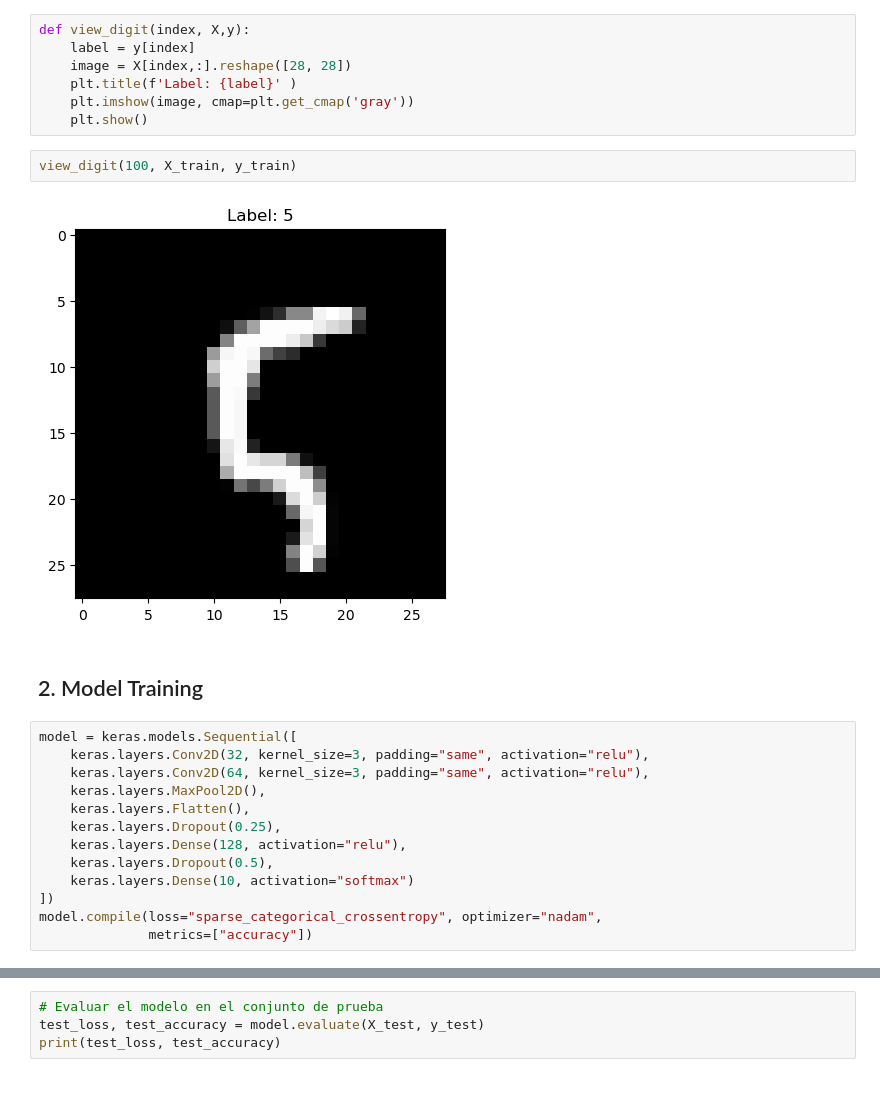
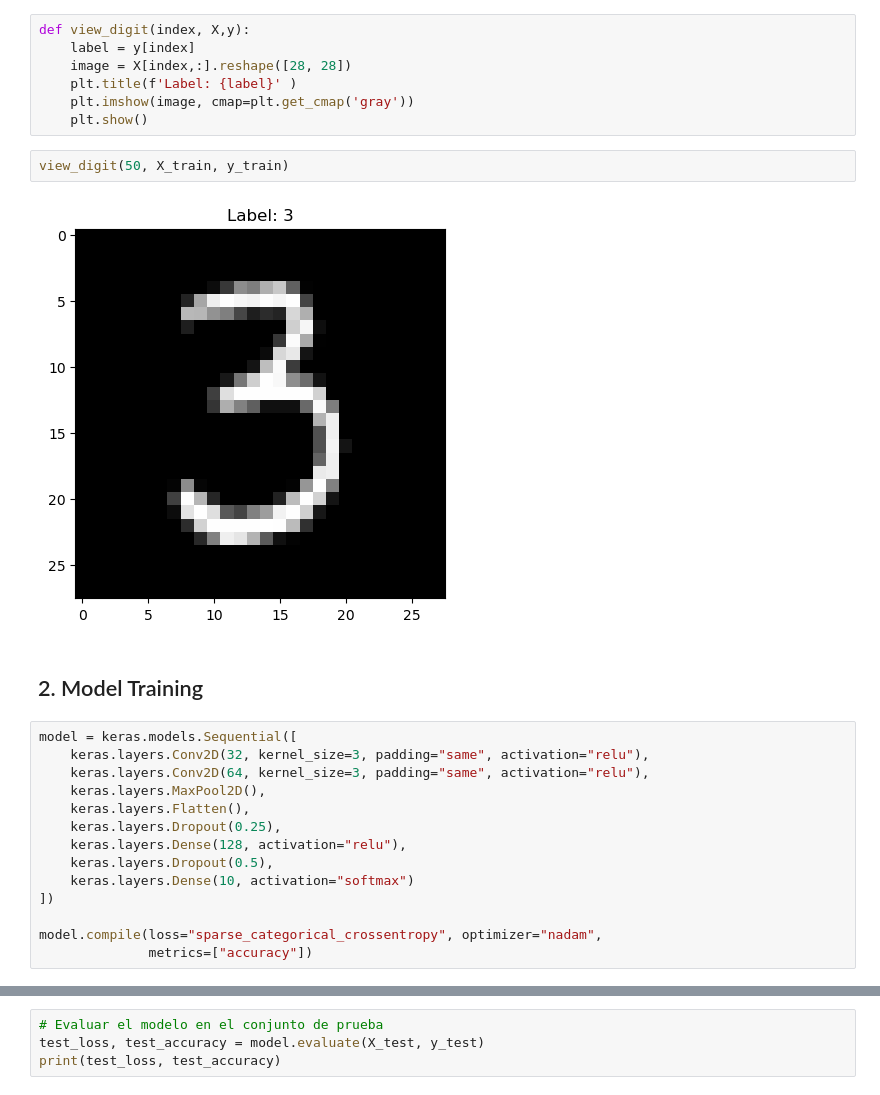
Before and after one commit to didier-gamboa/digit-recognition-app, a Jupyter notebook: notebooks/model_prototyping.ipynb, the cells around one changed output, grey strips where cells are left out. Saved outputs shown, nothing was run; the diff lists cells and outputs as text.

```diff
--- a/notebooks/model_prototyping.ipynb
+++ b/notebooks/model_prototyping.ipynb
@@ -25,9 +25,9 @@ def view_digit(index, X,y):
     plt.imshow(image, cmap=plt.get_cmap('gray'))
     plt.show()
 # %%
-view_digit(100, X_train, y_train)
+view_digit(50, X_train, y_train)
 # %% [output]
-[figure, old version]
+[figure, new version]
 # %% [markdown]
 ## 2. Model Training
 # %%
@@ -41,6 +41,7 @@ model = keras.models.Sequential([
     keras.layers.Dropout(0.5),
     keras.layers.Dense(10, activation="softmax")
 ])
+
 model.compile(loss="sparse_categorical_crossentropy", optimizer="nadam",
               metrics=["accuracy"])
 # %%
```
Also changed, not shown: parts of 1 cell of this notebook, 1 other file.
